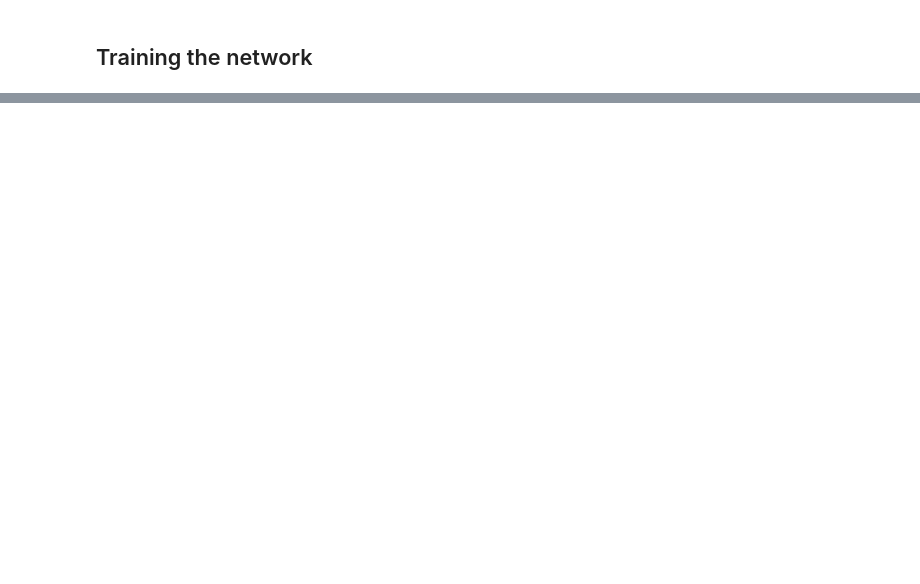
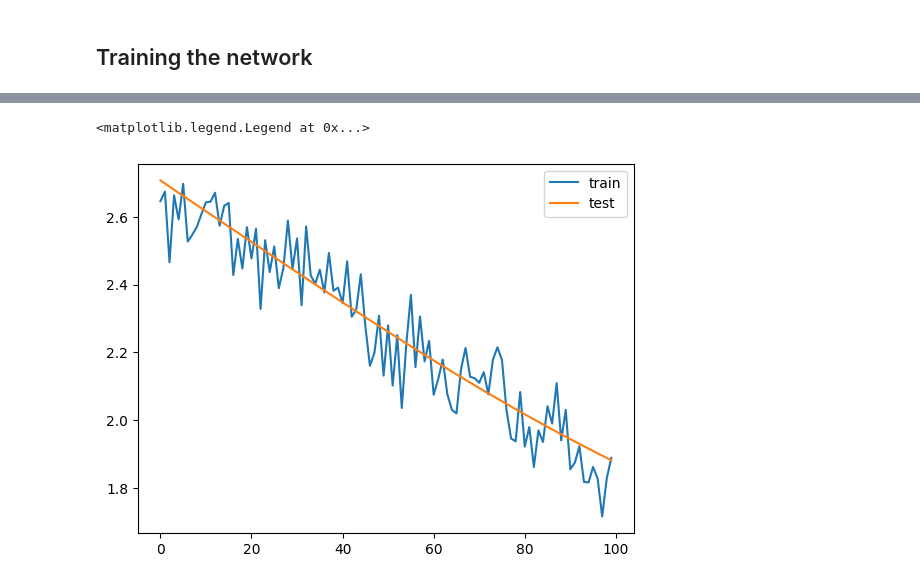
Before and after one commit to pj0620/pytorch-testing, a Jupyter notebook: neural_network.ipynb, the cells around one changed output, grey strips where cells are left out. Drawn from its saved outputs; the diff is of its cells as text; code cells hidden in the pictures; blank space fills up the shorter version.

Commit message:
add first version only working on cpu

```diff
--- a/neural_network.ipynb
+++ b/neural_network.ipynb
@@ -8,9 +8,12 @@ import numpy as np
 import matplotlib.pyplot as plt
 import cv2
 
+import os
+os.environ['CUDA_LAUNCH_BLOCKING'] = '1'
+
 device = torch.accelerator.current_accelerator().type if torch.accelerator.is_available() else "cpu"
 # Force CPU
-device = 'cpu'
+# device = 'cpu'
 print(f"Using {device} device")
 
 %matplotlib inline
@@ -76,7 +102,7 @@ from torchvision import datasets, transforms
 
 # Assume X and y are already defined somewhere in your code.
 # Convert X and y to NumPy arrays (if they aren't already)
-X_arr = np.array(X_raw)
+X_arr = np.array(X_raw) / 255
 y_arr_str = np.array(y_raw)
 
 classes = sorted(set(y_arr_str))
@@ -85,9 +111,19 @@ print(f"{classes=}")
 int_enc = np.vectorize(lambda c: classes.index(c))
 y_arr = int_enc(y_arr_str)
 
+print("X_arr shape:", X_arr.shape)
+print("X_arr dtype:", X_arr.dtype)
+print("First element:", X_arr[0])
+print("Any NaN values?", np.isnan(X_arr).any())
+print("All finite?", np.isfinite(X_arr).all())
+
 # Convert NumPy arrays to torch tensors.
 # Adjust the dtype if needed (e.g., torch.float32 for features, torch.long for labels).
-X_tensor = torch.tensor(X_arr, dtype=torch.float32).to(device)
+
+dummy = torch.ones((10,), dtype=torch.float32)
+dummy = dummy.to(device)
+
+X_tensor = torch.from_numpy(X_arr).float().to(device)
 y_tensor = torch.tensor(y_arr, dtype=torch.long).to(device)
 
 # Create a TensorDataset from the tensors
@@ -168,8 +203,6 @@ epochs = 100
 
 def train_loop(dataloader, model, loss_fn, optimizer):
     size = len(dataloader.dataset)
-    # Set the model to training mode - important for batch normalization and dropout layers
-    # Unnecessary in this situation but added for best practices
     model.train()
     for batch, (X, y) in enumerate(dataloader):
         # Compute prediction and loss
@@ -183,7 +216,8 @@ def train_loop(dataloader, model, loss_fn, optimizer):
 
         if batch % 100 == 0:
             loss, current = loss.item(), batch * batch_size + len(X)
-            print(f"loss: {loss:>7f}  [{current:>5d}/{size:>5d}]")
+            print(f"Train - loss: {loss:>7f}  [{current:>5d}/{size:>5d}]")
+    return loss
 
 
 def test_loop(dataloader, model, loss_fn):
@@ -204,19 +238,29 @@ def test_loop(dataloader, model, loss_fn):
 
     test_loss /= num_batches
     correct /= size
-    print(f"Test Error: \n Accuracy: {(100*correct):>0.1f}%, Avg loss: {test_loss:>8f} \n")
+    print(f"Test - Accuracy: {(100*correct):>0.1f}%, Avg loss: {test_loss:>8f}")
+
+    return test_loss
 
 # Initialize the loss function
 loss_fn = nn.CrossEntropyLoss()
 
 optimizer = torch.optim.SGD(model.parameters(), lr=learning_rate)
 
-epochs = 10
+trains = []
+tests = []
+epochs = 100
 for t in range(epochs):
     print(f"Epoch {t+1}\n-------------------------------")
-    train_loop(train_loader, model, loss_fn, optimizer)
-    test_loop(test_loader, model, loss_fn)
-print("Done!")
+    train_loss = train_loop(train_loader, model, loss_fn, optimizer)
+    test_loss = test_loop(test_loader, model, loss_fn)
+
+    trains.append(float(train_loss))
+    tests.append(float(test_loss))
+
+plt.plot(trains)
+plt.plot(tests)
+plt.legend(['train', 'test'])
 # %% [output]
 Epoch 1
 -------------------------------
@@ -237,0 +282,2 @@ Done!
+<matplotlib.legend.Legend at 0x...>
+[figure, added]
```
Also changed, not shown: parts of 7 cells of this notebook.
